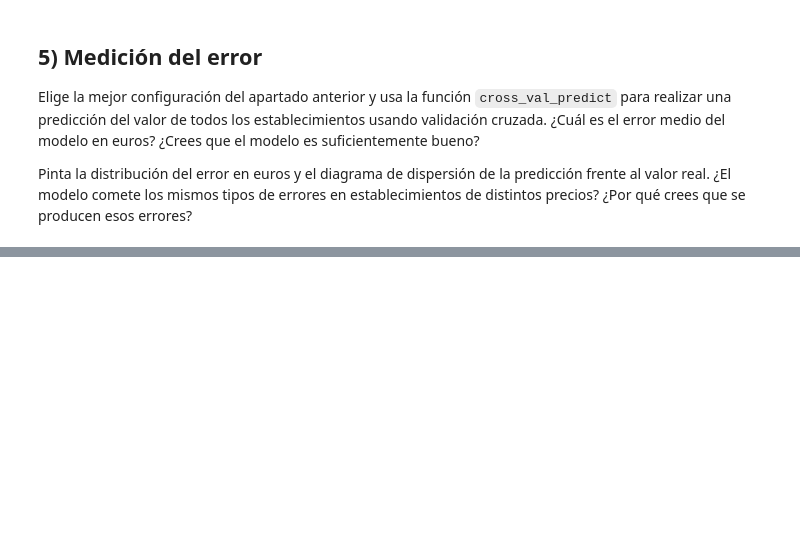
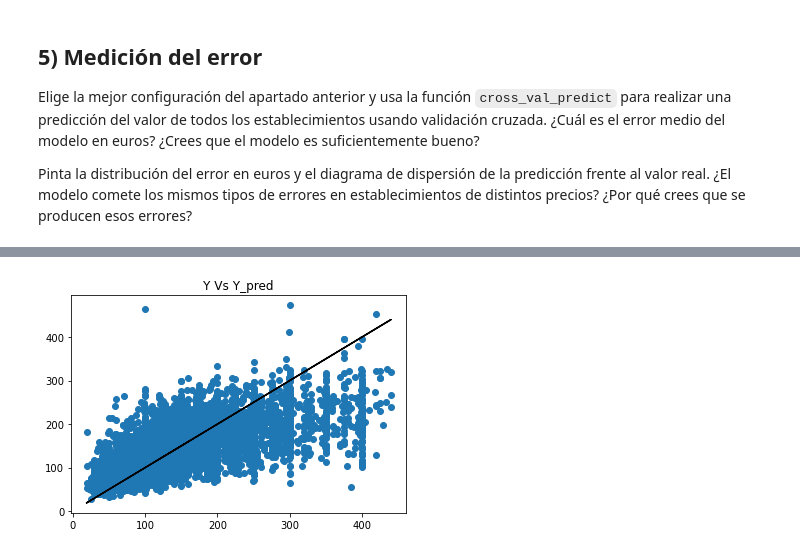
Before and after one commit to Arkh3/IA2_repo, a Jupyter notebook: Practica2/Practica/P3_regresion.ipynb, the cells around one changed output, grey strips where cells are left out. Cells and saved outputs as stored; diff of their text form; code cells hidden in the pictures; blank space fills up the shorter version.

```diff
--- a/Practica2/Practica/P3_regresion.ipynb
+++ b/Practica2/Practica/P3_regresion.ipynb
@@ -322,12 +300,9 @@ Pinta la distribución del error en euros y el diagrama de dispersión de la pre
 from sklearn.model_selection import cross_val_predict
 
 # Creamos el clasificador
-regul_param=0.1
-mlp = MLPRegressor(hidden_layer_sizes=(200, ), activation='relu', solver='adam', alpha=regul_param, batch_size=100,
+regul_param=10**-5
+mlp = MLPRegressor(hidden_layer_sizes=(100,100, ), activation='relu', solver='adam', alpha=regul_param, batch_size=100,
              learning_rate='constant', learning_rate_init=0.001, max_iter=500, random_state=RANDOM_STATE)
 
 # estimamos
 predicts_scaled = cross_val_predict(mlp, desPisos_scaled, target_scaled.ravel(), cv=10)
-
-# desescalamos las predicciones para que estén en la escala original
-predicts=scaler_y.inverse_transform(predicts_scaled)
@@ -360,3 +309,6 @@ target.to_numpy()
+# %%
+# desescalamos las predicciones para que estén en la escala original
+predicts=scaler_y.inverse_transform(predicts_scaled.reshape(-1, 1))
 # %%
 errors = np.abs(target.to_numpy() - predicts) # error en cada ejemplo
 mean_error = np.mean(errors)
@@ -379,11 +336,13 @@ target
 # %%
 fig2 = plt.figure()
 ax2 = plt.axes()
 
 # dibujamos los errores: la distancia a la recta indica el nivel de error
-ax2.scatter(target.to_numpy(), predicts)
+ax2.scatter(target, predicts)
 # Pintamos la referencia de la predicción perfecta
-ax2.plot(target.to_numpy(), target.to_numpy(), color='k')
+ax2.plot(target, target, color='k')
 
 plt.title('Y Vs Y_pred')
 plt.show()
+# %% [output]
+[figure, added]
```
Also changed, not shown: parts of 26 cells of this notebook, 1 other file.
